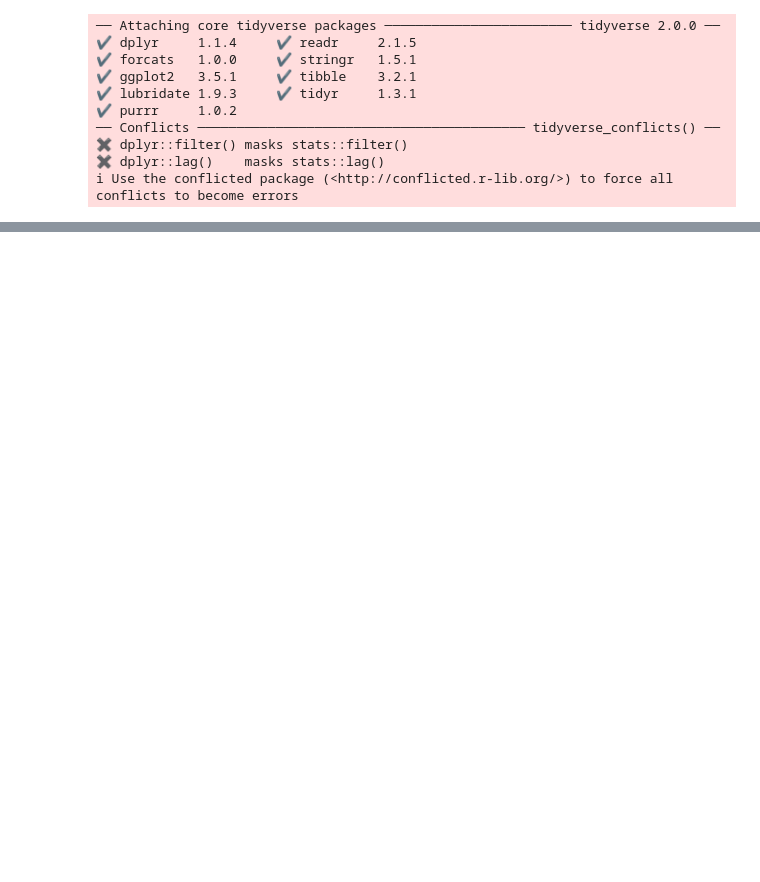
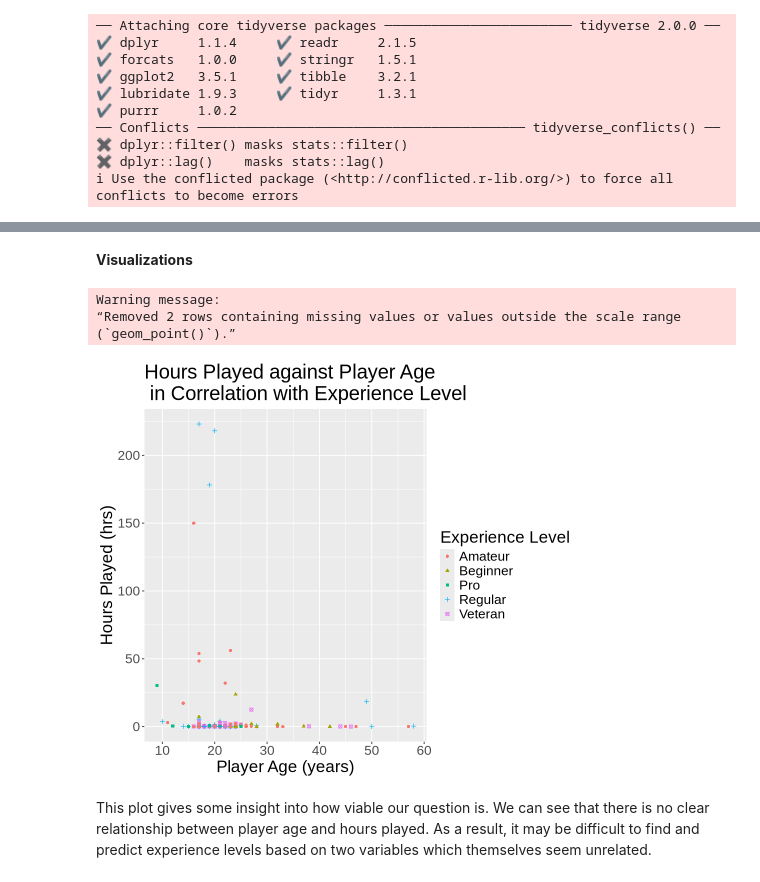
Before and after one commit to jasmine-z08/individual-planning-stage-project, a Jupyter notebook: individual-project.ipynb, the cells around one changed output, grey strips where cells are left out. Cells and saved outputs as stored; diff of their text form; code cells hidden in the pictures; blank space fills up the shorter version.

Commit message:
Performed summaries, typed question and explanations

```diff
--- a/individual-project.ipynb
+++ b/individual-project.ipynb
@@ -56,0 +156,5 @@ A tibble: 6 × 5
+# %%
+players_wrangle <- players |>
+    mutate(experience = as.factor(experience)) |> # make the experience column into a factor variable.
+    select(experience, played_hours, Age) # remove unnecessary columns
+head(players_wrangle)
@@ -56,0 +171,19 @@ A tibble: 6 × 5
+# %% [markdown]
+**Visualizations**
+# %%
+options(repr.plot.width=8, repr.plot.height=7)
+
+players_plot <- players_wrangle |>
+    ggplot(aes(x = Age, y = played_hours, color = experience, shape = experience)) +
+    geom_point() +
+    labs(x = "Player Age (years)", y = "Hours Played (hrs)", color = "Experience Level", shape = "Experience Level") +
+ theme(text = element_text(size=20)) +
+    ggtitle("Hours Played against Player Age \n in Correlation with Experience Level")
+players_plot
+# %% [output]
+Warning message:
+“Removed 2 rows containing missing values or values outside the scale range
+(`geom_point()`).”
+[figure, added]
+# %% [markdown]
+This plot gives some insight into how viable our question is. We can see that there is no clear relationship between player age and hours played. As a result, it may be difficult to find and predict experience levels based on two variables which themselves seem unrelated.
```
Also changed, not shown: parts of 10 cells of this notebook.
